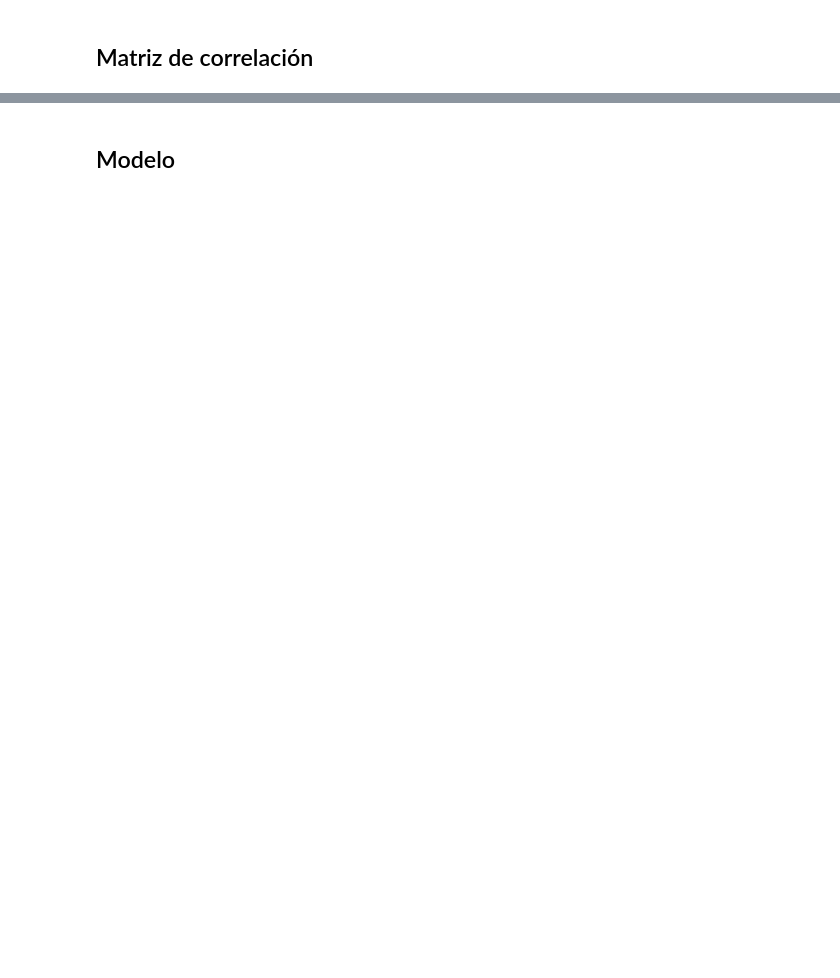
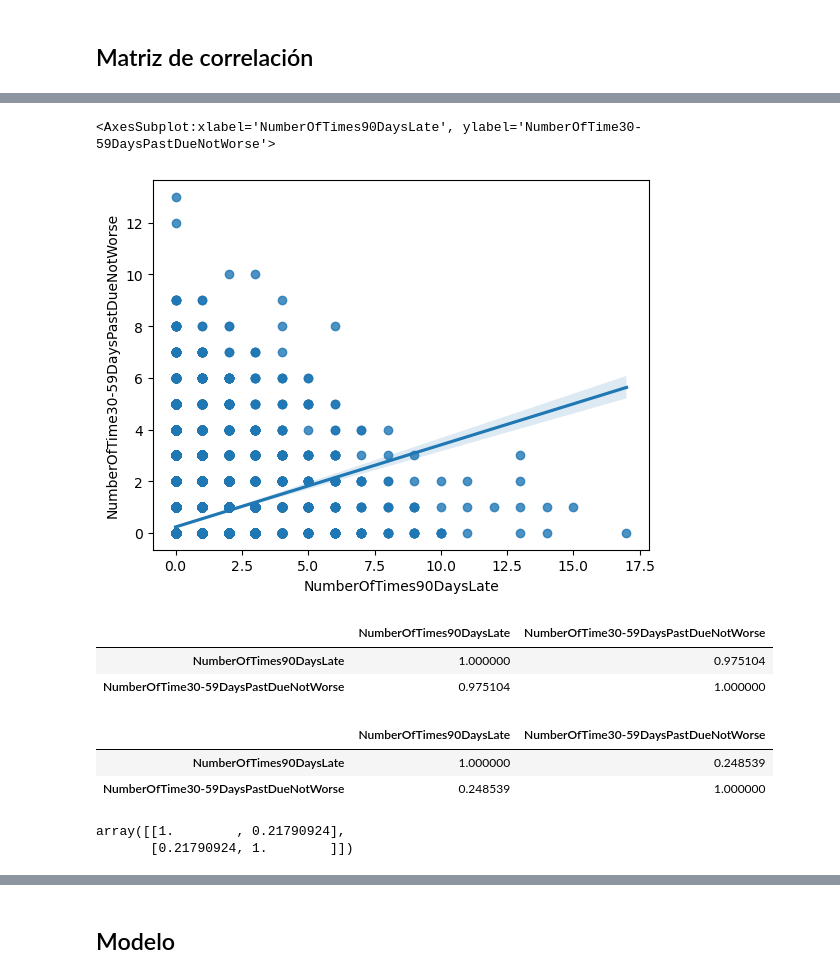
Before and after one commit to rafazamb/DS_PT_PR_SEP22, a Jupyter notebook: 03-Machine_Learning/01-Supervisado/03-Logistic Regression/02-Logistic Regressión (Credit).ipynb, the cells around one changed output, grey strips where cells are left out. Drawn from its saved outputs; the diff is of its cells as text; code cells hidden in the pictures; blank space fills up the shorter version.

```diff
--- a/03-Machine_Learning/01-Supervisado/03-Logistic Regression/02-Logistic Regressión (Credit).ipynb
+++ b/03-Machine_Learning/01-Supervisado/03-Logistic Regression/02-Logistic Regressión (Credit).ipynb
@@ -15,0 +162,24 @@ Vemos que los datos están desbalanceados (hay muchos más ejemplos de la clase
+# %%
+sns.regplot(dftrain.loc[dftrain['NumberOfTimes90DaysLate']<20]['NumberOfTimes90DaysLate'],
+            dftrain.loc[dftrain['NumberOfTime30-59DaysPastDueNotWorse']<20]['NumberOfTime30-59DaysPastDueNotWorse'],'o')
+# %% [output]
+<AxesSubplot:xlabel='NumberOfTimes90DaysLate', ylabel='NumberOfTime30-59DaysPastDueNotWorse'>
+[figure, added]
+# %%
+dftrain[['NumberOfTimes90DaysLate','NumberOfTime30-59DaysPastDueNotWorse']].corr(method='pearson')
+# %% [output]
+|  | NumberOfTimes90DaysLate | NumberOfTime30-59DaysPastDueNotWorse |
+| NumberOfTimes90DaysLate | 1.000000 | 0.975104 |
+| NumberOfTime30-59DaysPastDueNotWorse | 0.975104 | 1.000000 |
+# %%
+dftrain[['NumberOfTimes90DaysLate','NumberOfTime30-59DaysPastDueNotWorse']].corr(method='spearman')
+# %% [output]
+|  | NumberOfTimes90DaysLate | NumberOfTime30-59DaysPastDueNotWorse |
+| NumberOfTimes90DaysLate | 1.000000 | 0.248539 |
+| NumberOfTime30-59DaysPastDueNotWorse | 0.248539 | 1.000000 |
+# %%
+np.corrcoef(dftrain.loc[dftrain['NumberOfTimes90DaysLate']<20]['NumberOfTimes90DaysLate'],
+            dftrain.loc[dftrain['NumberOfTime30-59DaysPastDueNotWorse']<20]['NumberOfTime30-59DaysPastDueNotWorse'])
+# %% [output]
+array([[1.        , 0.21790924],
+       [0.21790924, 1.        ]])
```
Also changed, not shown: parts of 43 cells of this notebook.
